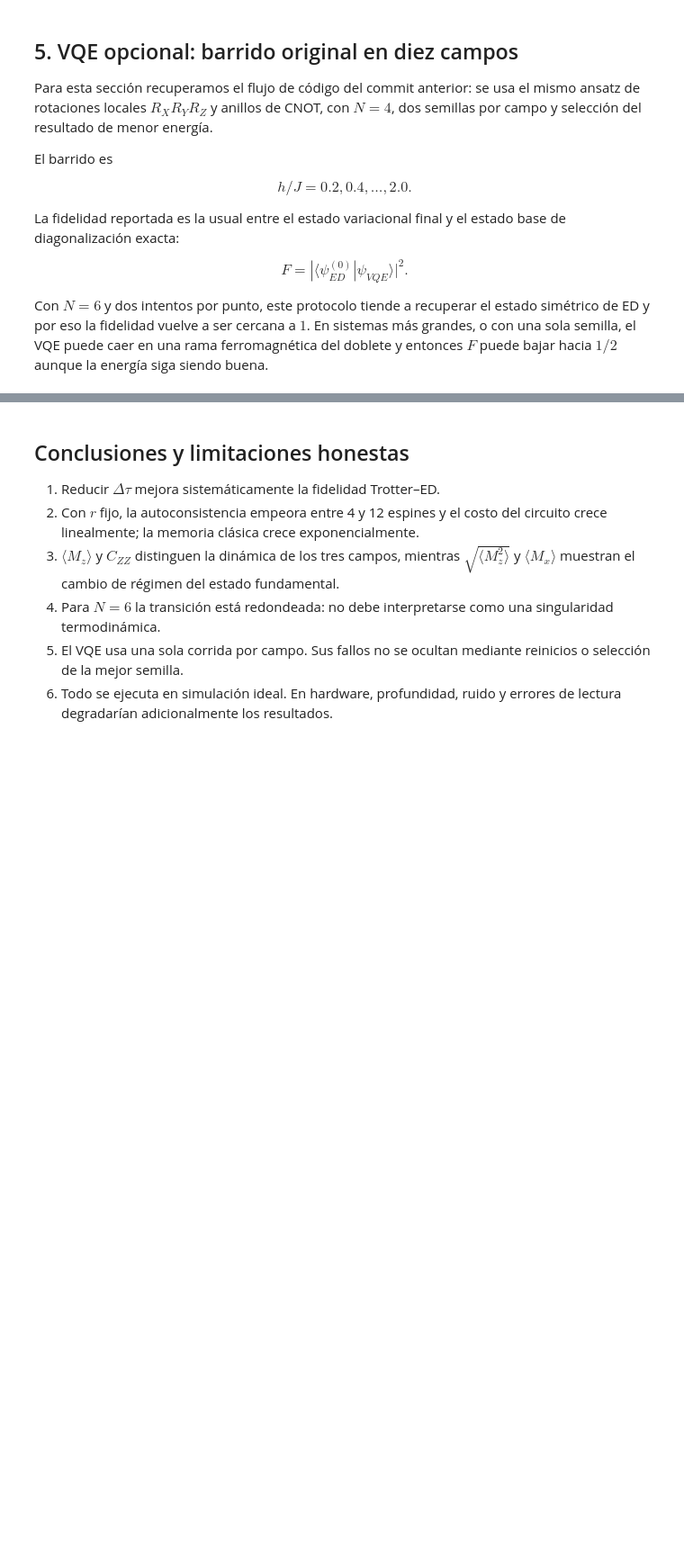
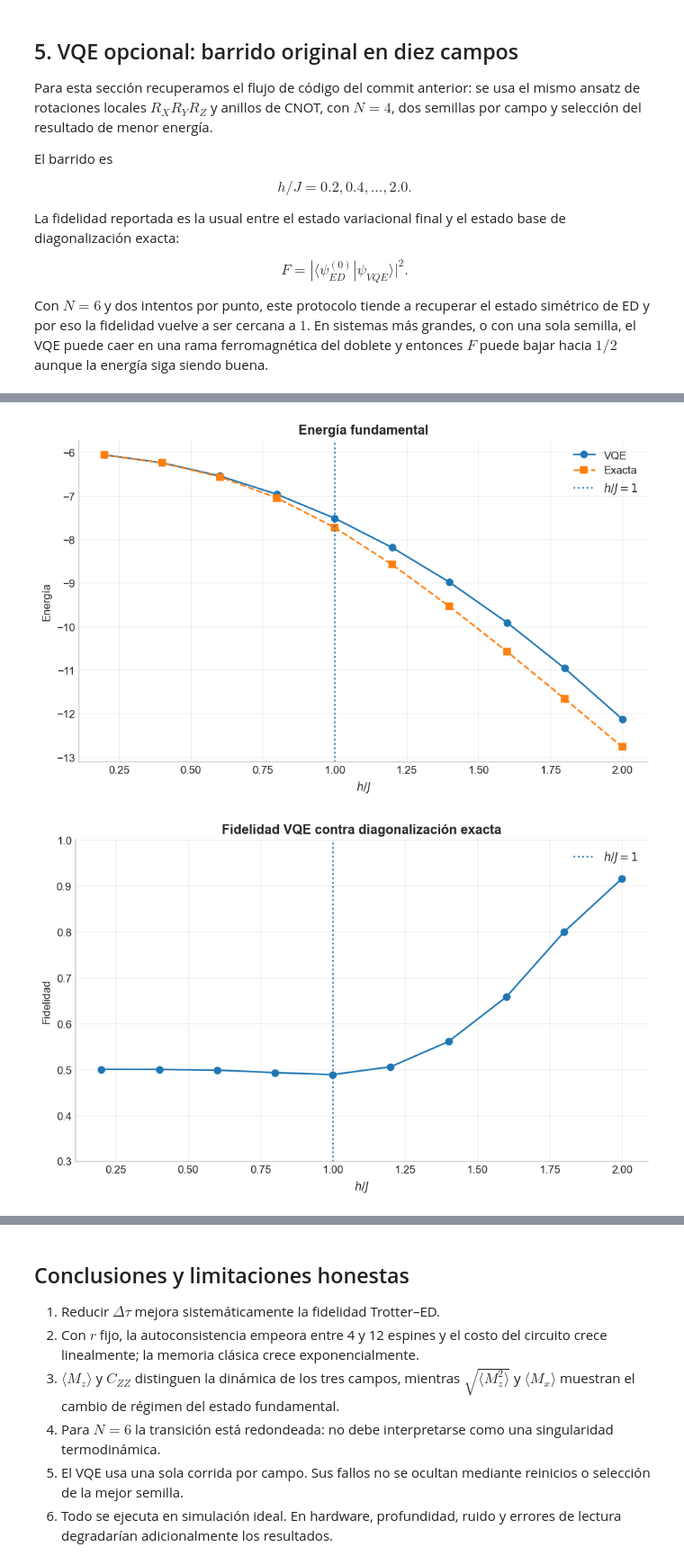
Before and after one commit to BenSanHer/Quetzal-Quantum, a Jupyter notebook: notebooks/01_tfim_trotter_ed_vqe.ipynb, the cells around one changed output, grey strips where cells are left out. Shown at 90% size. Drawn from its saved outputs; the diff is of its cells as text; code cells hidden in the pictures; blank space fills up the shorter version.

```diff
--- a/notebooks/01_tfim_trotter_ed_vqe.ipynb
+++ b/notebooks/01_tfim_trotter_ed_vqe.ipynb
@@ -465,34 +533,37 @@ plt.axvline(
     1.0,
     linestyle=":",
     label=r"$h/J=1$",
 )
 plt.xlabel(r"$h/J$")
 plt.ylabel("Energía")
 plt.title("Energía fundamental")
 plt.grid(alpha=0.3)
 plt.legend()
 plt.tight_layout()
 plt.show()
 
 plt.figure(figsize=(8, 5))
 plt.plot(
     tabla["h/J"],
     tabla["fidelidad"],
     marker="o",
 )
 plt.axvline(
     1.0,
     linestyle=":",
     label=r"$h/J=1$",
 )
 plt.xlabel(r"$h/J$")
 plt.ylabel("Fidelidad")
 plt.title("Fidelidad VQE contra diagonalización exacta")
-plt.ylim(0.95, 1.01)
+plt.ylim(0.3, 1.0)
 plt.grid(alpha=0.3)
 plt.legend()
 plt.tight_layout()
 plt.show()
+# %% [output]
+[figure, added]
+[figure, added]
 # %%
 graficas_vqe = [
     ("Mz_VQE", "Mz_exacto", r"$\langle M_z\rangle$", r"Magnetización promedio en $Z$"),
```
Also changed, not shown: parts of 10 cells of this notebook.
